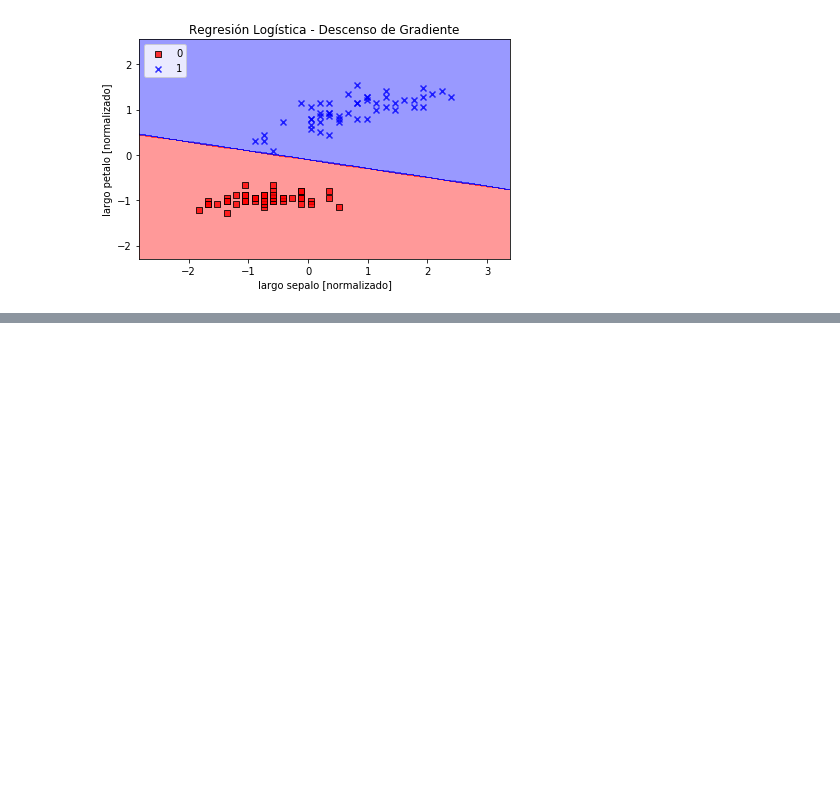
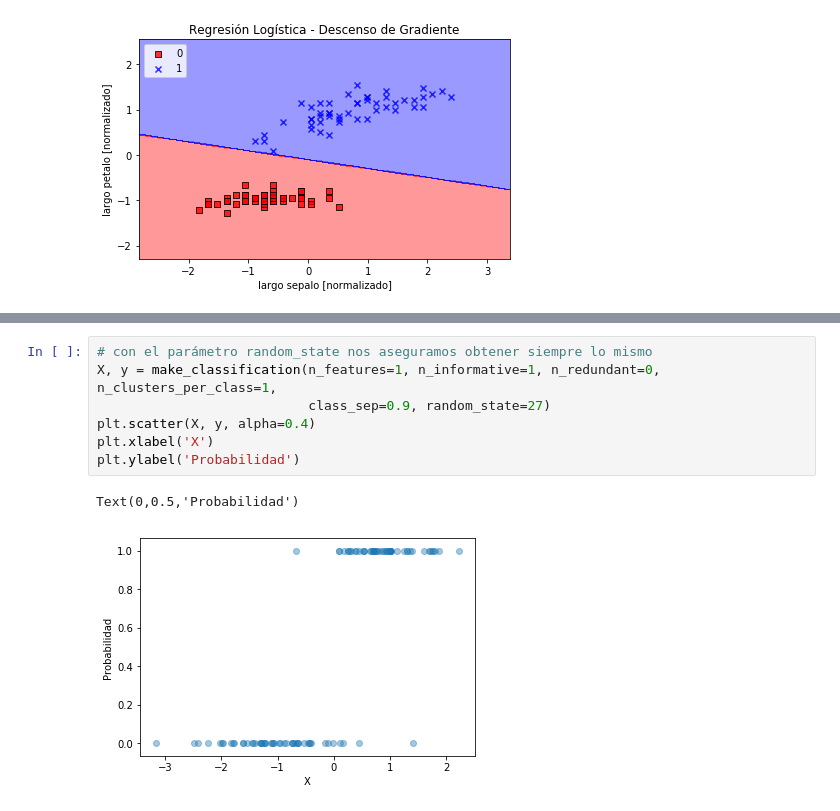
Before and after one commit to wladrod/AprendizajeAutomatico2018, a Jupyter notebook: Notebooks/14-Clasificacion_3.ipynb, the cells around one changed output, grey strips where cells are left out. Saved outputs shown, nothing was run; the diff lists cells and outputs as text; blank space fills up the shorter version.

```diff
--- a/Notebooks/14-Clasificacion_3.ipynb
+++ b/Notebooks/14-Clasificacion_3.ipynb
@@ -253,0 +282,10 @@ plt.show()
+# %%
+# con el parámetro random_state nos aseguramos obtener siempre lo mismo
+X, y = make_classification(n_features=1, n_informative=1, n_redundant=0, n_clusters_per_class=1,
+                           class_sep=0.9, random_state=27)
+plt.scatter(X, y, alpha=0.4)
+plt.xlabel('X')
+plt.ylabel('Probabilidad')
+# %% [output]
+Text(0,0.5,'Probabilidad')
+[figure, added]
```
Also changed, not shown: parts of 11 cells of this notebook.
